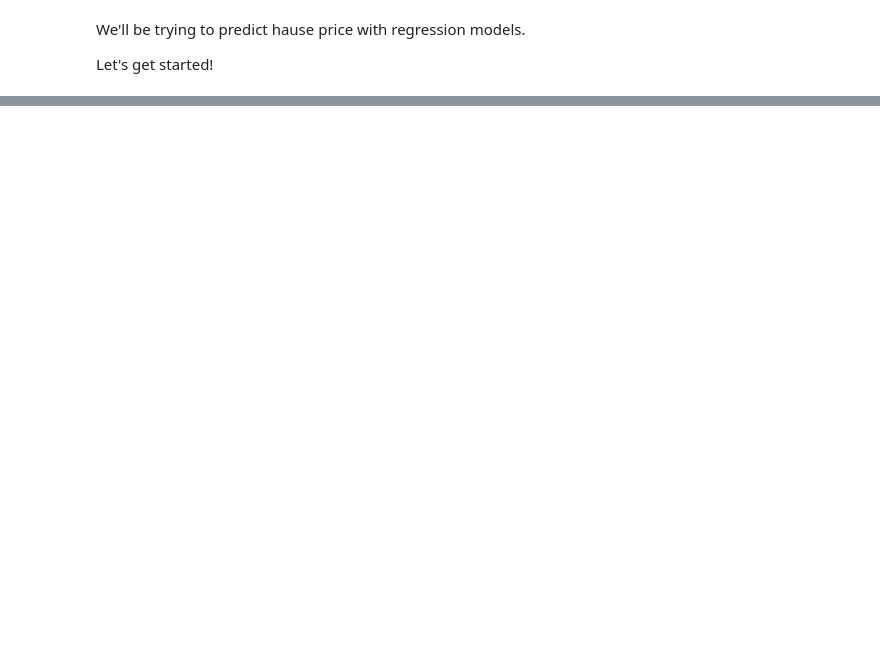
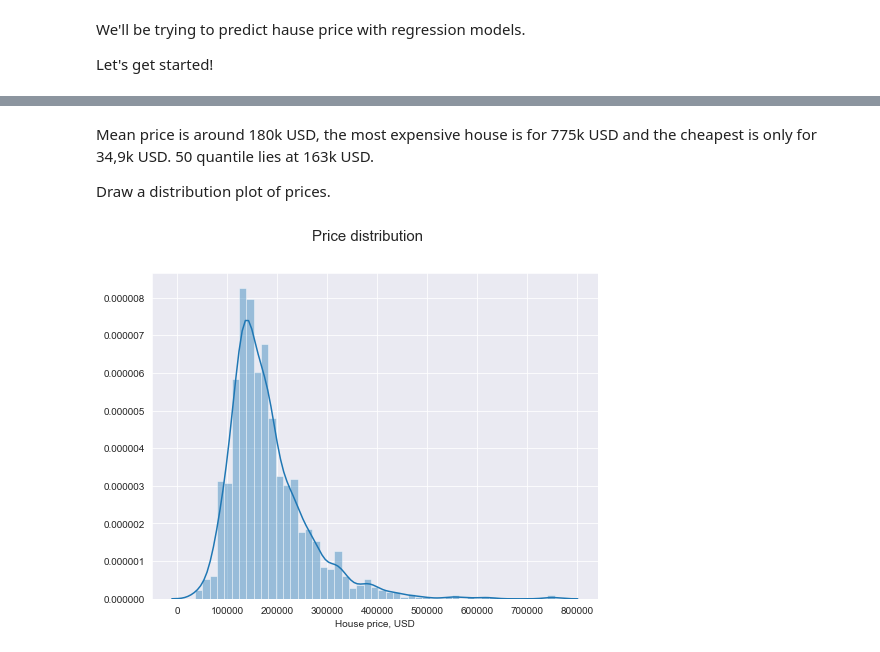
Before and after one commit to angelaiallonardi/Regression_ML_project, a Jupyter notebook: house_prices.ipynb, the cells around one changed output, grey strips where cells are left out. Saved outputs shown, nothing was run; the diff lists cells and outputs as text; code cells hidden in the pictures; blank space fills up the shorter version.

```diff
--- a/house_prices.ipynb
+++ b/house_prices.ipynb
@@ -52,0 +117,15 @@ missing_data.head()
+# %% [markdown]
+Mean price is around 180k USD, the most expensive house is for 775k USD and the cheapest is only for 34,9k USD. 50 quantile lies at 163k USD.
+
+Draw a distribution plot of prices.
+# %%
+sns.set_style('darkgrid')
+
+fig,ax = plt.subplots(1,1,figsize=(8,6))
+sns.distplot(train_df['SalePrice'], ax=ax)
+
+ax.set_xlabel('House price, USD')
+plt.suptitle('Price distribution', size=15)
+plt.show()
+# %% [output]
+[figure, added]
```
Also changed, not shown: parts of 11 cells of this notebook.
